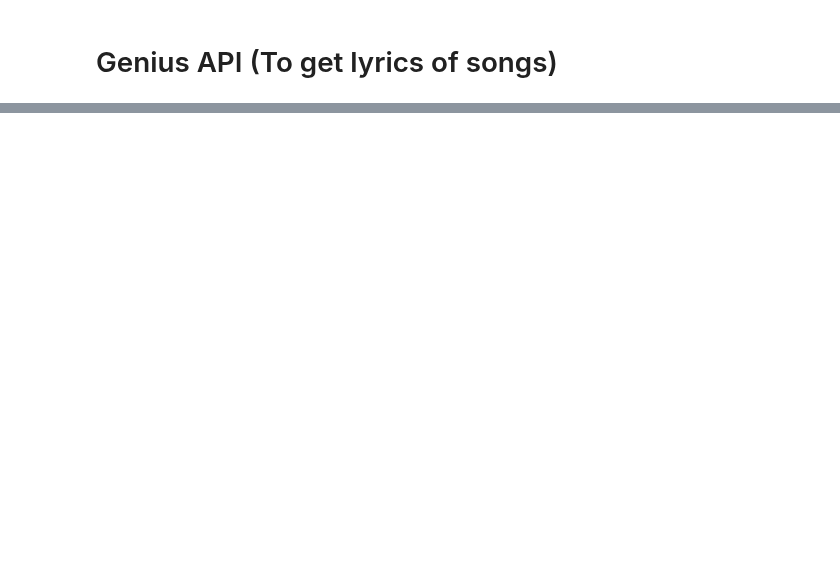
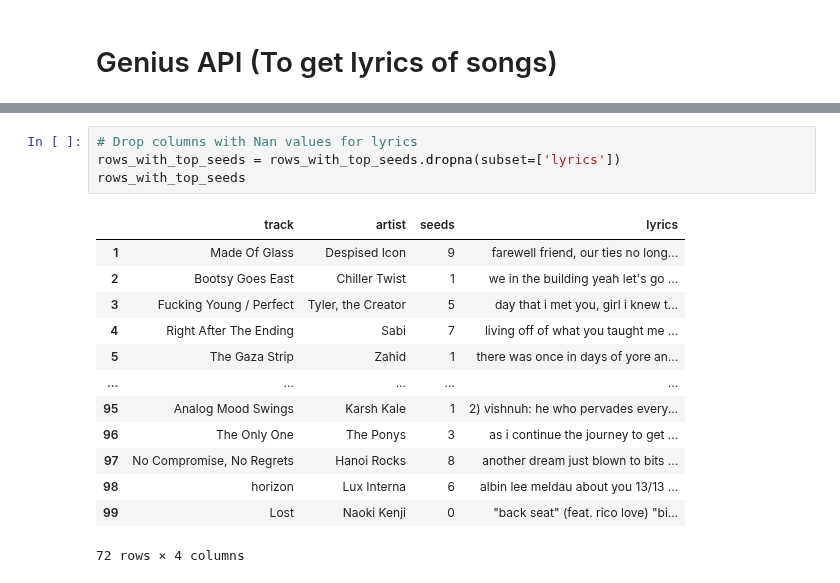
Before and after one commit to mertbkts/Lyrics_Sentiment_Analysis, a Jupyter notebook: training.ipynb, the cells around one changed output, grey strips where cells are left out. Drawn from its saved outputs; the diff is of its cells as text; blank space fills up the shorter version.

```diff
--- a/training.ipynb
+++ b/training.ipynb
@@ -131,0 +281,18 @@ display(muse[muse['track'] == 'Whip My Hair'])
+# %%
+# Drop columns with Nan values for lyrics
+rows_with_top_seeds = rows_with_top_seeds.dropna(subset=['lyrics'])
+rows_with_top_seeds
+# %% [output]
+|  | track | artist | seeds | lyrics |
+| 1 | Made Of Glass | Despised Icon | 9 | farewell friend, our ties no long... |
+| 2 | Bootsy Goes East | Chiller Twist | 1 | we in the building yeah let's go ... |
+| 3 | Fucking Young / Perfect | Tyler, the Creator | 5 | day that i met you, girl i knew t... |
+| 4 | Right After The Ending | Sabi | 7 | living off of what you taught me ... |
+| 5 | The Gaza Strip | Zahid | 1 | there was once in days of yore an... |
+| ... | ... | ... | ... | ... |
+| 95 | Analog Mood Swings | Karsh Kale | 1 | 2) vishnuh: he who pervades every... |
+| 96 | The Only One | The Ponys | 3 | as i continue the journey to get ... |
+| 97 | No Compromise, No Regrets | Hanoi Rocks | 8 | another dream just blown to bits ... |
+| 98 | horizon | Lux Interna | 6 | albin lee meldau about you 13/13 ... |
+| 99 | Lost | Naoki Kenji | 0 | "back seat" (feat. rico love) "bi... |
+72 rows × 4 columns
```
Also changed, not shown: parts of 22 cells of this notebook, 3 other files.
